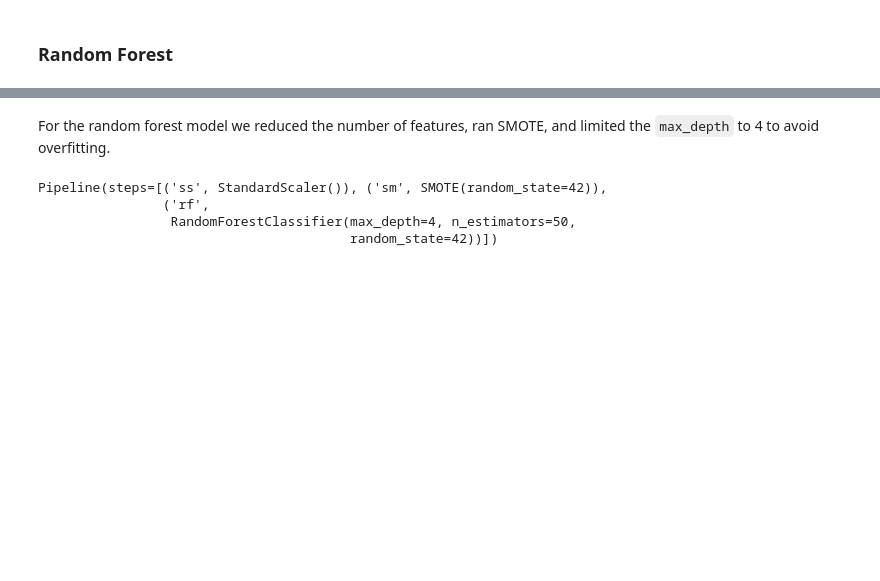
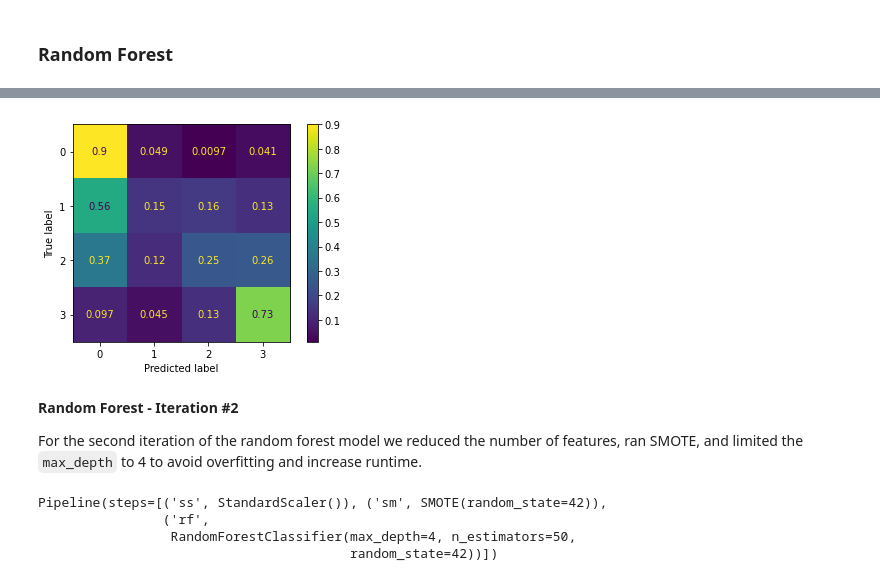
Before and after one commit to AngieKay/Chicago-Crashes, a Jupyter notebook: ChicagoCrashes_modeling.ipynb, the cells around one changed output, grey strips where cells are left out. Saved outputs shown, nothing was run; the diff lists cells and outputs as text; code cells hidden in the pictures; blank space fills up the shorter version.

Commit message:
final model

```diff
--- a/ChicagoCrashes_modeling.ipynb
+++ b/ChicagoCrashes_modeling.ipynb
@@ -737,0 +591,11 @@ plot_confusion_matrix(dt_pipe, X_train_clean, y_train, normalize='true');
+# %%
+rf_pipe0 = imbpipe(steps=[
+    ('ss', StandardScaler()),
+    ('sm', SMOTE(random_state=42)),
+    ('rf', RandomForestClassifier(max_depth = 4,
+                                  n_estimators = 50,
+                                  class_weight = 'balanced',
+                                  random_state = 42))
+])
+# %%
+rf_pipe0.fit(X_train_clean, y_train)
@@ -738,5 +624,11 @@ plot_confusion_matrix(dt_pipe, X_train_clean, y_train, normalize='true');
+# %%
+plot_confusion_matrix(rf_pipe0, X_train_clean, y_train, normalize='true');
+# %% [output]
+[figure, added]
 # %% [markdown]
-For the random forest model we reduced the number of features, ran SMOTE, and limited the `max_depth` to 4 to avoid overfitting.
+__Random Forest - Iteration #2__
+
+For the second iteration of the random forest model we reduced the number of features, ran SMOTE, and limited the `max_depth` to 4 to avoid overfitting and increase runtime.
 # %%
 rf_pipe = imbpipe(steps=[
     ('ss', StandardScaler()),
```
Also changed, not shown: parts of 71 cells of this notebook.
